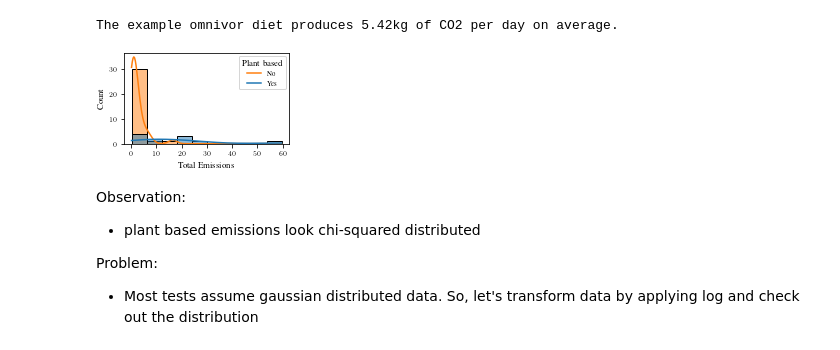
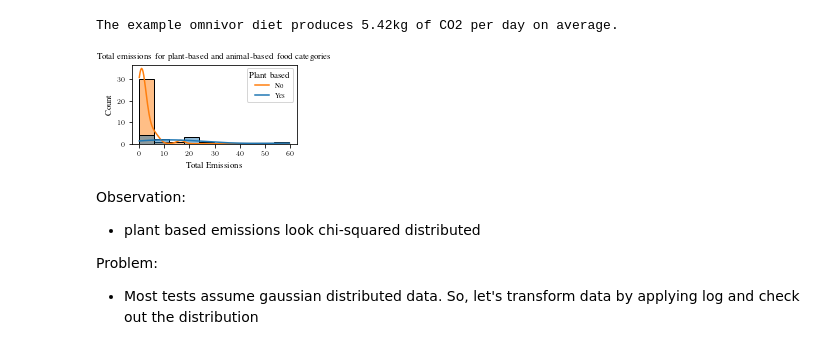
Before and after one commit to hannma/data-literacy-project, a Jupyter notebook: analysis/example_diets.ipynb, the cells around one changed output. Drawn from its saved outputs; the diff is of its cells as text; code cells hidden in the pictures.

```diff
--- a/analysis/example_diets.ipynb
+++ b/analysis/example_diets.ipynb
@@ -118,22 +118,22 @@ The example omnivor diet produces 5.42kg of CO2 per day on average.
 # %%
 # for nice plots (svg) in LaTeX math mode:
 with plt.rc_context(bundles.neurips2022(usetex=True, rel_width=0.5, nrows=1, ncols=1)):
     # Setup code
     fig, axs = plt.subplots(nrows=1, ncols=1)
 
     # Plotting code
     plant_hist = sns.histplot(x="Total Emissions", bins=10, legend=True,
                               ax=axs, kde=True, hue="Plant based", data=data)
     plt.legend(title='Plant based', loc='upper right', labels=['No', 'Yes'])
-
+    plt.title("Total emissions for plant-based and animal-based food categories")
     # Save plot
     # fig.savefig(
     # "figures/testplot.pdf",
     # bbox_inches="tight",
     # pad_inches=0.01,
     # )
 # %% [output]
-[figure, old version]
+[figure, new version]
 # %% [markdown]
 Observation:
 - plant based emissions look chi-squared distributed
```
Also changed, not shown: parts of 1 cell of this notebook, 1 other file.
